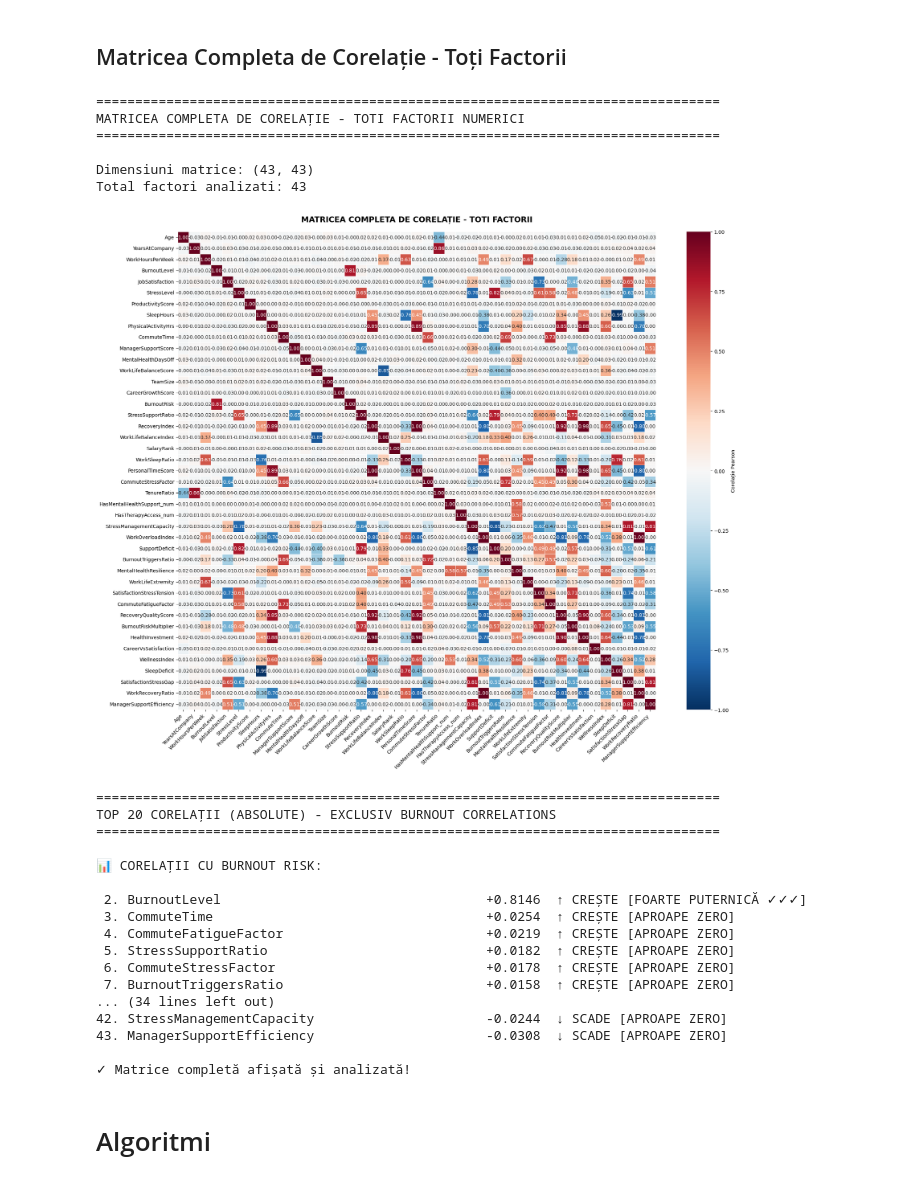
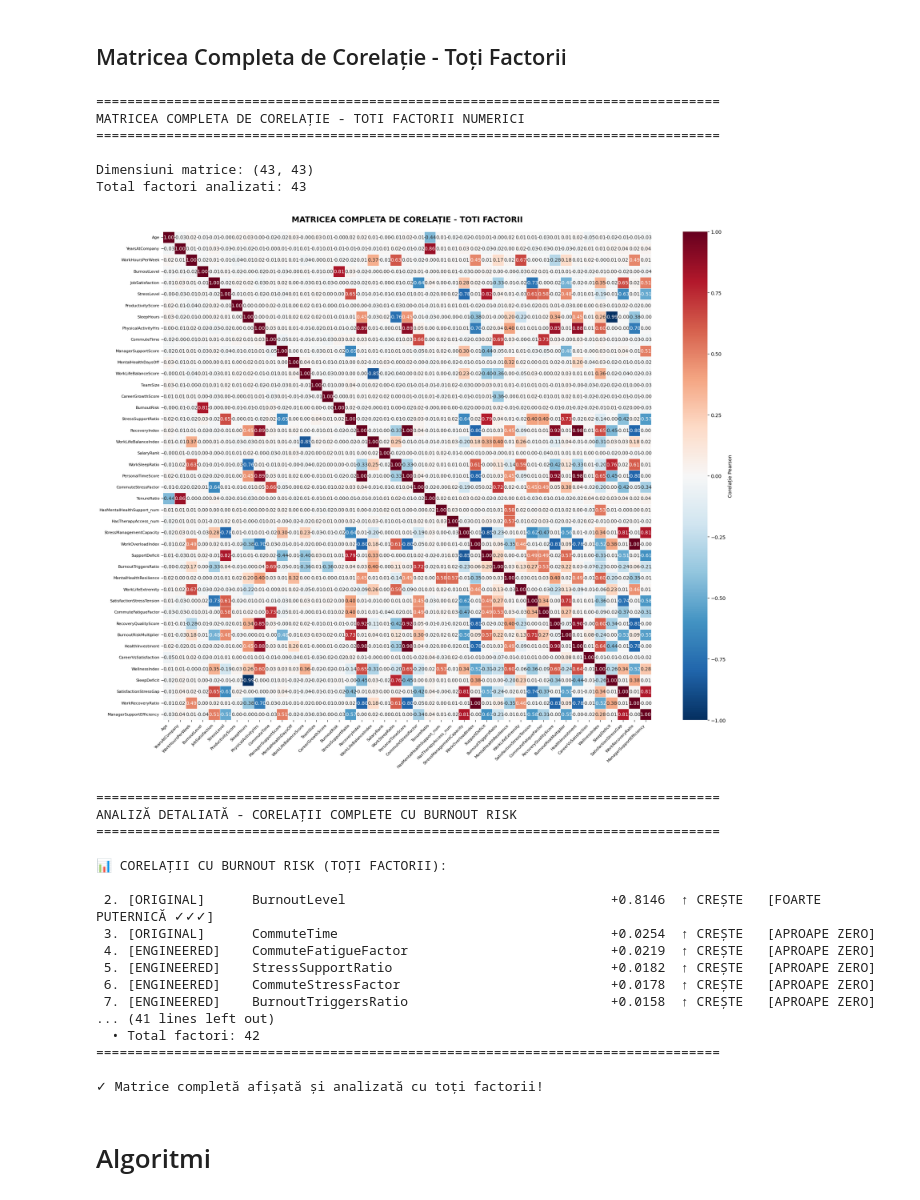
Before and after one commit to MarcoMihalca/SistemeInteligente, a Jupyter notebook: Saptamana6_Feature_Engineering.ipynb, the cells around one changed output. Saved outputs shown, nothing was run; the diff lists cells and outputs as text; code cells hidden in the pictures.

```diff
--- a/Saptamana6_Feature_Engineering.ipynb
+++ b/Saptamana6_Feature_Engineering.ipynb
@@ -500,66 +500,51 @@ for i, (feature, corr) in enumerate(burnout_corr.items(), 1):
         elif abs(corr) > 0.1:
             strength = " [SLABĂ]"
         else:
             strength = " [APROAPE ZERO]"
 
         # Identifică tipul (engineered sau original)
         if feature in all_engineered_features:
             feature_type = "[ENGINEERED]"
             engineered_count += 1
         else:
             feature_type = "[ORIGINAL]"
             original_count += 1
 
         print(f"{i:2d}. {feature_type:15s} {feature:45s} {corr:+.4f}  {direction:10s}{strength}")
 
 print(f"\n" + "="*80)
 print(f"REZUMAT:")
 print(f"  • Caracteristici Engineered analizate: {engineered_count}")
 print(f"  • Caracteristici Originale analizate: {original_count}")
 print(f"  • Total factori: {engineered_count + original_count}")
 print("="*80)
 
-# Heatmap separat - doar caracteristici engineered
-print("\n" + "="*80)
-print("HEATMAP - DOAR CARACTERISTICI ENGINEERED (25)")
-print("="*80)
-
-engineered_available = [f for f in all_engineered_features if f in full_correlation_matrix.columns]
-if len(engineered_available) > 0:
-    plt.figure(figsize=(18, 16))
-    eng_corr_matrix = full_correlation_matrix.loc[engineered_available + ['BurnoutRisk'], engineered_available + ['BurnoutRisk']]
-    sns.heatmap(eng_corr_matrix, annot=True, cmap='RdYlGn_r', fmt=".2f", linewidths=0.5, center=0,
-                cbar_kws={'label': 'Corelație'})
-    plt.title('Heatmap Corelații - Caracteristici Engineered (25)', fontsize=14, fontweight='bold')
-    plt.tight_layout()
-    plt.show()
-
 print("\n✓ Matrice completă afișată și analizată cu toți factorii!")
 # %% [output]
 ================================================================================
 MATRICEA COMPLETA DE CORELAȚIE - TOTI FACTORII NUMERICI
 ================================================================================
 
 Dimensiuni matrice: (43, 43)
 Total factori analizati: 43
-[figure, old version]
+[figure, new version]
 ================================================================================
-TOP 20 CORELAȚII (ABSOLUTE) - EXCLUSIV BURNOUT CORRELATIONS
+ANALIZĂ DETALIATĂ - CORELAȚII COMPLETE CU BURNOUT RISK
 ================================================================================
 
-📊 CORELAȚII CU BURNOUT RISK:
+📊 CORELAȚII CU BURNOUT RISK (TOȚI FACTORII):
 
- 2. BurnoutLevel                                  +0.8146  ↑ CREȘTE [FOARTE PUTERNICĂ ✓✓✓]
- 3. CommuteTime                                   +0.0254  ↑ CREȘTE [APROAPE ZERO]
- 4. CommuteFatigueFactor                          +0.0219  ↑ CREȘTE [APROAPE ZERO]
- 5. StressSupportRatio                            +0.0182  ↑ CREȘTE [APROAPE ZERO]
- 6. CommuteStressFactor                           +0.0178  ↑ CREȘTE [APROAPE ZERO]
- 7. BurnoutTriggersRatio                          +0.0158  ↑ CREȘTE [APROAPE ZERO]
-... (34 lines left out)
-42. StressManagementCapacity                      -0.0244  ↓ SCADE [APROAPE ZERO]
-43. ManagerSupportEfficiency                      -0.0308  ↓ SCADE [APROAPE ZERO]
+ 2. [ORIGINAL]      BurnoutLevel                                  +0.8146  ↑ CREȘTE   [FOARTE PUTERNICĂ ✓✓✓]
+ 3. [ORIGINAL]      CommuteTime                                   +0.0254  ↑ CREȘTE   [APROAPE ZERO]
+ 4. [ENGINEERED]    CommuteFatigueFactor                          +0.0219  ↑ CREȘTE   [APROAPE ZERO]
+ 5. [ENGINEERED]    StressSupportRatio                            +0.0182  ↑ CREȘTE   [APROAPE ZERO]
+ 6. [ENGINEERED]    CommuteStressFactor                           +0.0178  ↑ CREȘTE   [APROAPE ZERO]
+ 7. [ENGINEERED]    BurnoutTriggersRatio                          +0.0158  ↑ CREȘTE   [APROAPE ZERO]
+... (41 lines left out)
+  • Total factori: 42
+================================================================================
 
-✓ Matrice completă afișată și analizată!
+✓ Matrice completă afișată și analizată cu toți factorii!
 # %% [markdown]
 # Algoritmi
 # %% [markdown]
```
Also changed, not shown: parts of 9 cells of this notebook.
